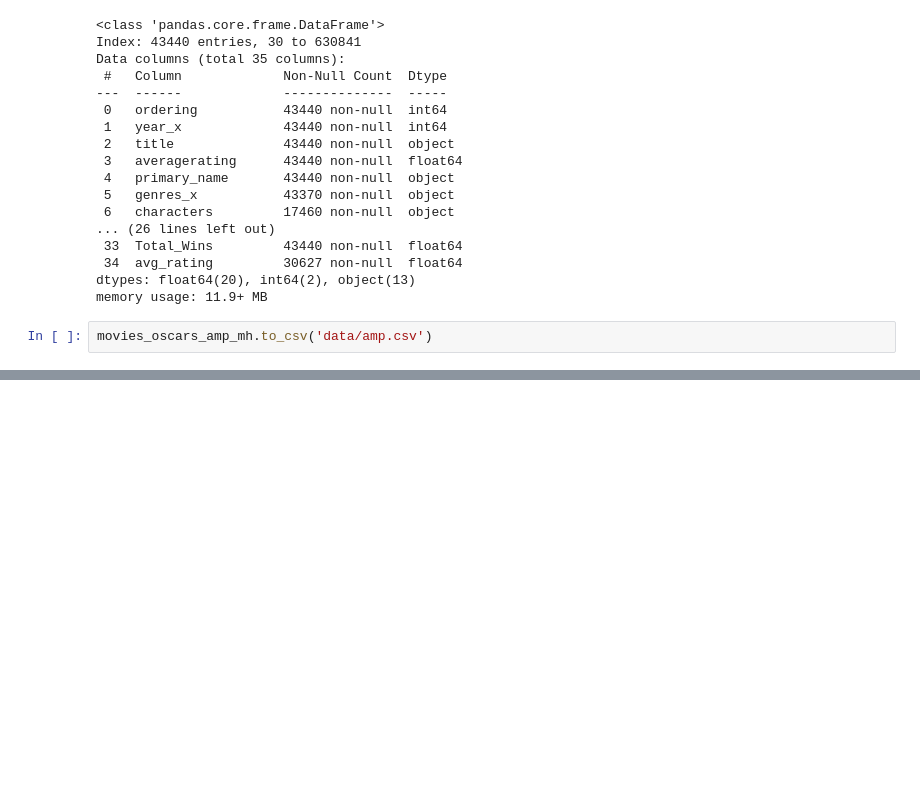
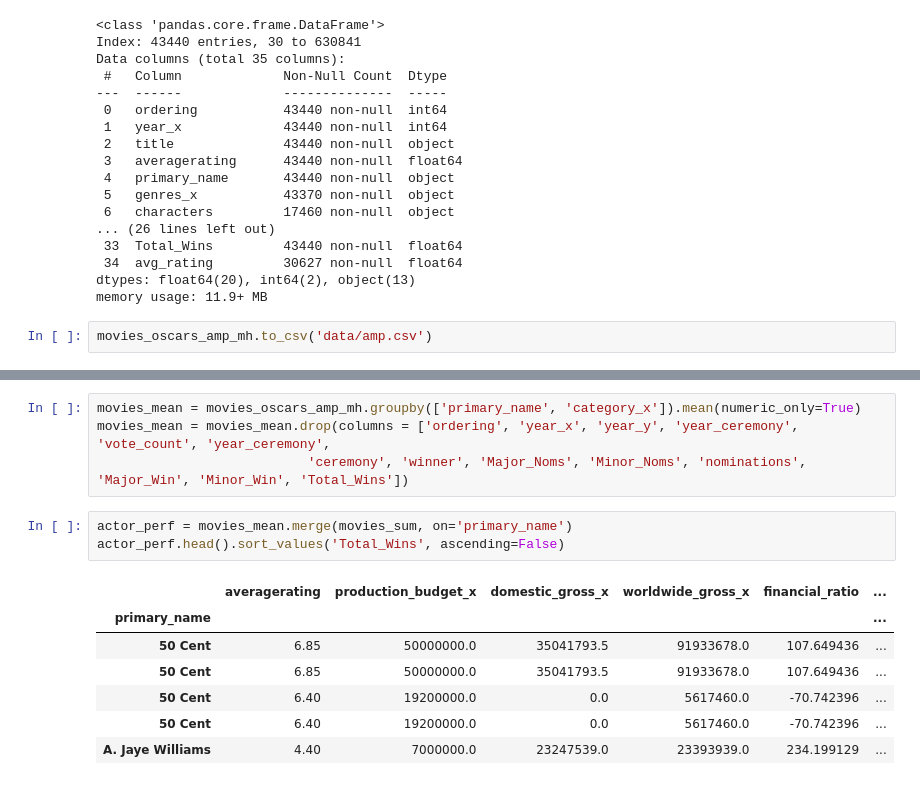
Before and after one commit to gjimmyq/C-H-Film-Productions, a Jupyter notebook: oscars_MH.ipynb, the cells around one changed output, grey strips where cells are left out. Drawn from its saved outputs; the diff is of its cells as text; blank space fills up the shorter version.

```diff
--- a/oscars_MH.ipynb
+++ b/oscars_MH.ipynb
@@ -734,0 +760,15 @@ movies_oscars_amp_mh.to_csv('data/amp.csv')
+# %%
+movies_mean = movies_oscars_amp_mh.groupby(['primary_name', 'category_x']).mean(numeric_only=True)
+movies_mean = movies_mean.drop(columns = ['ordering', 'year_x', 'year_y', 'year_ceremony', 'vote_count', 'year_ceremony',
+                           'ceremony', 'winner', 'Major_Noms', 'Minor_Noms', 'nominations', 'Major_Win', 'Minor_Win', 'Total_Wins'])
+# %%
+actor_perf = movies_mean.merge(movies_sum, on='primary_name')
+actor_perf.head().sort_values('Total_Wins', ascending=False)
+# %% [output]
+|  | averagerating | production_budget_x | domestic_gross_x | worldwide_gross_x | financial_ratio | ... |
+| primary_name |  |  |  |  |  | ... |
+| 50 Cent | 6.85 | 50000000.0 | 35041793.5 | 91933678.0 | 107.649436 | ... |
+| 50 Cent | 6.85 | 50000000.0 | 35041793.5 | 91933678.0 | 107.649436 | ... |
+| 50 Cent | 6.40 | 19200000.0 | 0.0 | 5617460.0 | -70.742396 | ... |
+| 50 Cent | 6.40 | 19200000.0 | 0.0 | 5617460.0 | -70.742396 | ... |
+| A. Jaye Williams | 4.40 | 7000000.0 | 23247539.0 | 23393939.0 | 234.199129 | ... |
```
Also changed, not shown: parts of 5 cells of this notebook.
